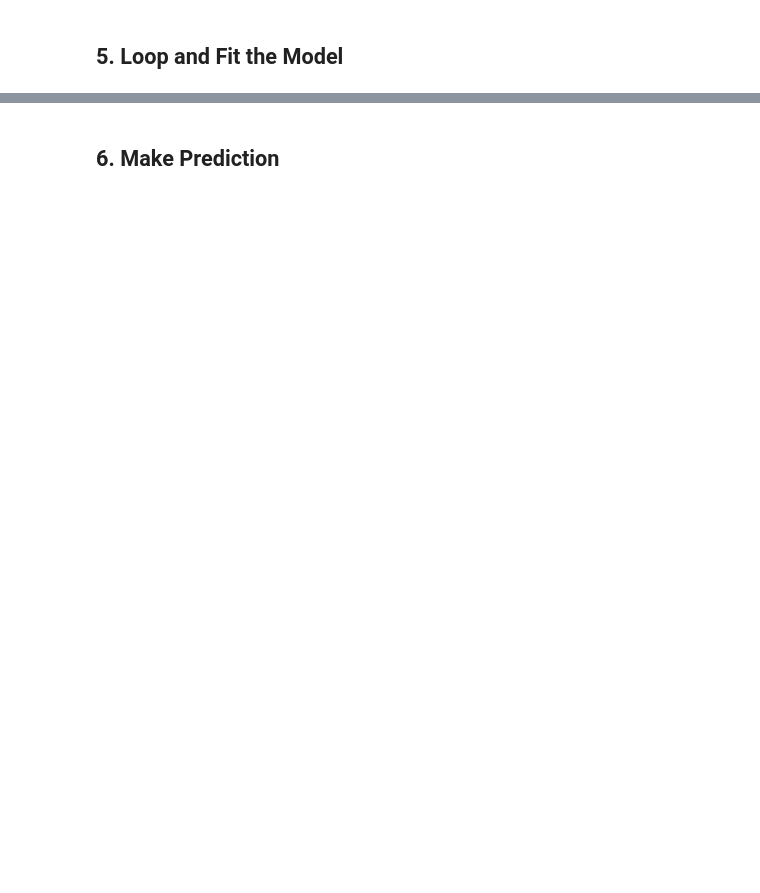
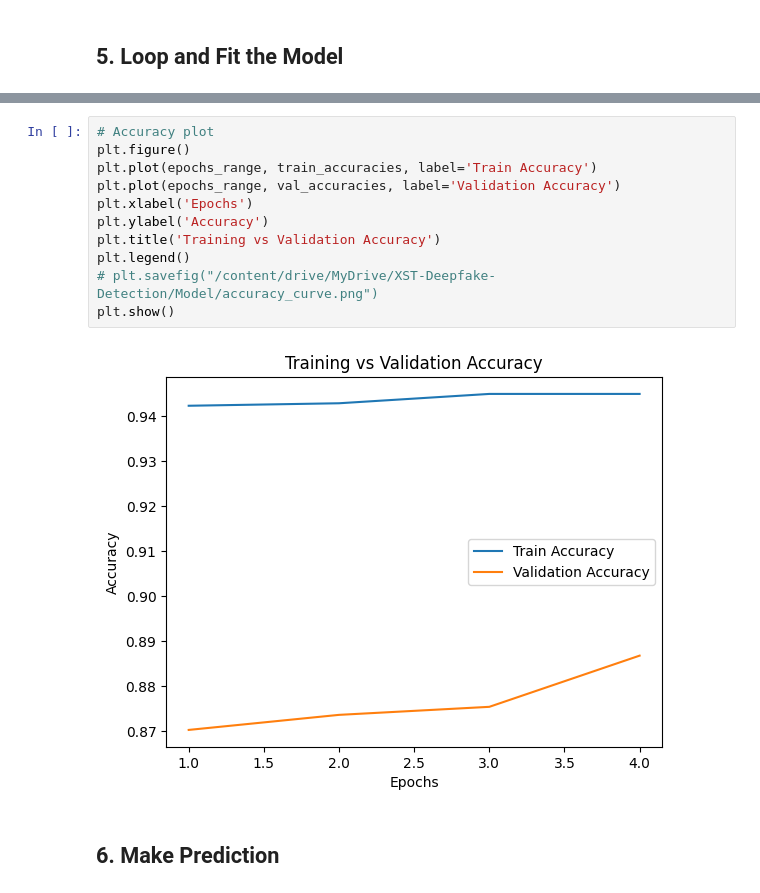
Before and after one commit to fatahrahimi330/XST-Deepfake-Detection, a Jupyter notebook: Model/Main_Model_v3.ipynb, the cells around one changed output, grey strips where cells are left out. Drawn from its saved outputs; the diff is of its cells as text; blank space fills up the shorter version.

```diff
--- a/Model/Main_Model_v3.ipynb
+++ b/Model/Main_Model_v3.ipynb
@@ -353,3 +446,16 @@ Epoch 12: Train Loss=0.0892, Train Acc=0.9491, Val Loss=0.5230, Val Acc=0.8968
+# %%
+# Accuracy plot
+plt.figure()
+plt.plot(epochs_range, train_accuracies, label='Train Accuracy')
+plt.plot(epochs_range, val_accuracies, label='Validation Accuracy')
+plt.xlabel('Epochs')
+plt.ylabel('Accuracy')
+plt.title('Training vs Validation Accuracy')
+plt.legend()
+# plt.savefig("/content/drive/MyDrive/XST-Deepfake-Detection/Model/accuracy_curve.png")
+plt.show()
+# %% [output]
+[figure, added]
 # %% [markdown]
 ## 6. Make Prediction
 # %%
```
Also changed, not shown: parts of 17 cells of this notebook.
